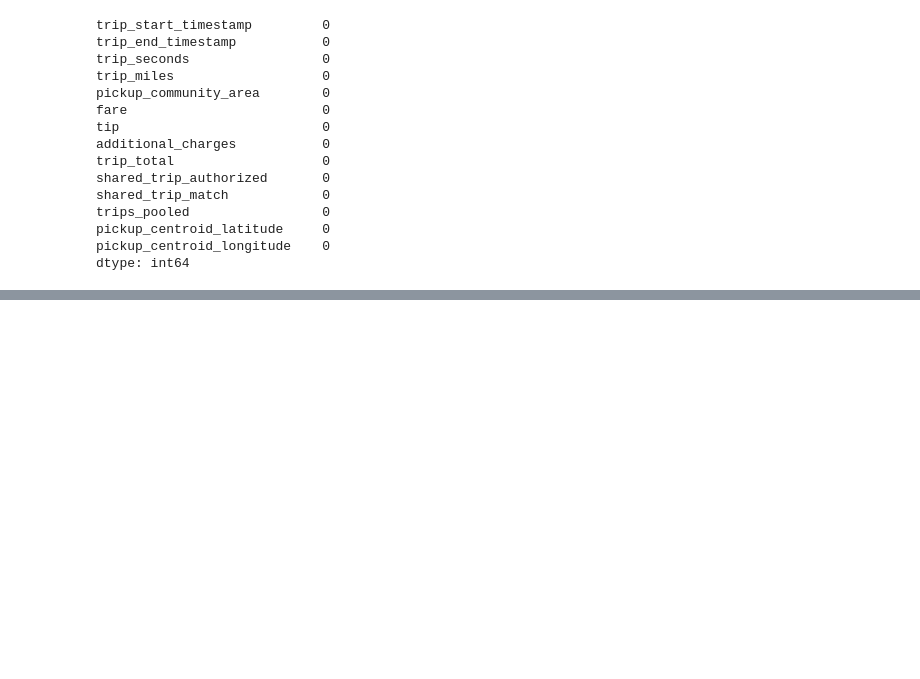
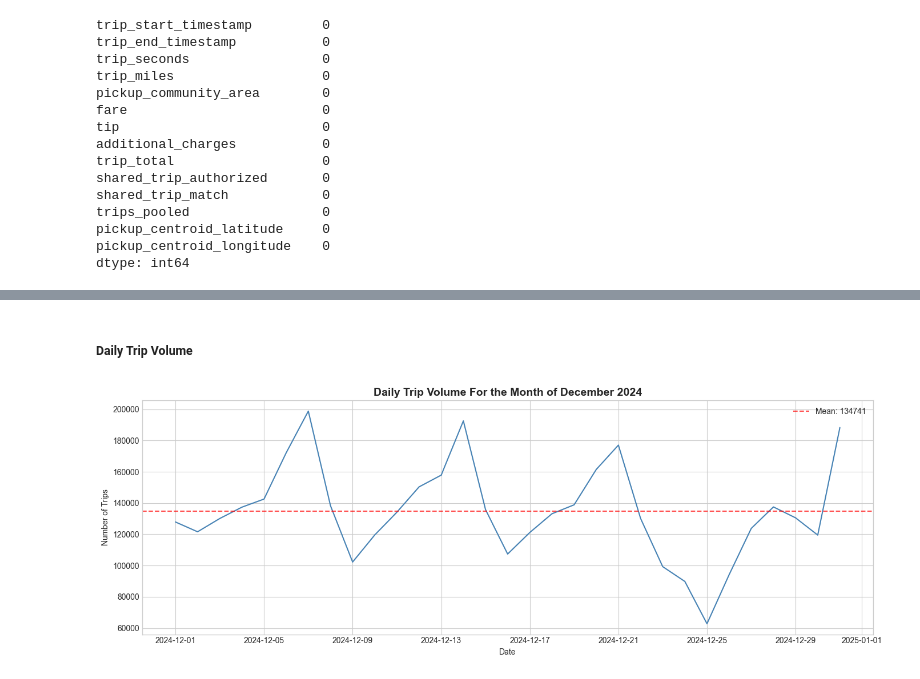
Before and after one commit to Kslaxman/chiride-demand, a Jupyter notebook: notebooks/02eda.ipynb, the cells around one changed output, grey strips where cells are left out. Cells and saved outputs as stored; diff of their text form; code cells hidden in the pictures; blank space fills up the shorter version.

Commit message:
First section Visualization Changes

```diff
--- a/notebooks/02eda.ipynb
+++ b/notebooks/02eda.ipynb
@@ -56,0 +61,9 @@ dtype: int64
+# %%
+df['hour'] = df['trip_start_timestamp'].dt.hour
+df['day_of_week'] = df['trip_start_timestamp'].dt.dayofweek
+df['day_name'] = df['trip_start_timestamp'].dt.day_name()
+df['date'] = df['trip_start_timestamp'].dt.date
+df['week'] = df['trip_start_timestamp'].dt.isocalendar().week.astype(int)
+df['is_weekend'] = df['day_of_week'].isin([5, 6])
+
+print(df[['trip_start_timestamp', 'hour', 'day_of_week', 'day_name', 'date', 'week', 'is_weekend']].head(10))
@@ -56,0 +92,16 @@ dtype: int64
+# %% [markdown]
+##### Daily Trip Volume
+# %%
+daily_trips = df.groupby('date').size()
+
+fig, ax = plt.subplots(figsize = (14, 5))
+daily_trips.plot(kind='line', ax=ax, linewidth=1.5, color='steelblue')
+ax.set_title('Daily Trip Volume For the Month of December 2024', fontsize=14, fontweight='bold')
+ax.set_xlabel('Date')
+ax.set_ylabel('Number of Trips')
+ax.axhline(daily_trips.mean(), color='red', linestyle='--', alpha=0.7, label=f'Mean: {daily_trips.mean():.0f}')
+ax.legend()
+plt.tight_layout()
+plt.show()
+# %% [output]
+[figure, added]
```
Also changed, not shown: parts of 26 cells of this notebook.
